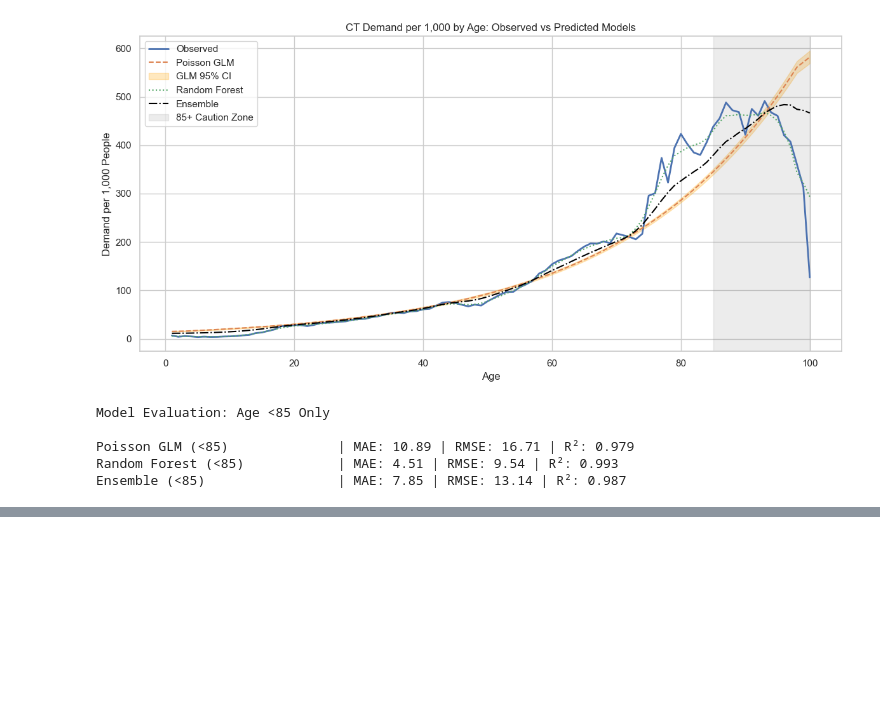
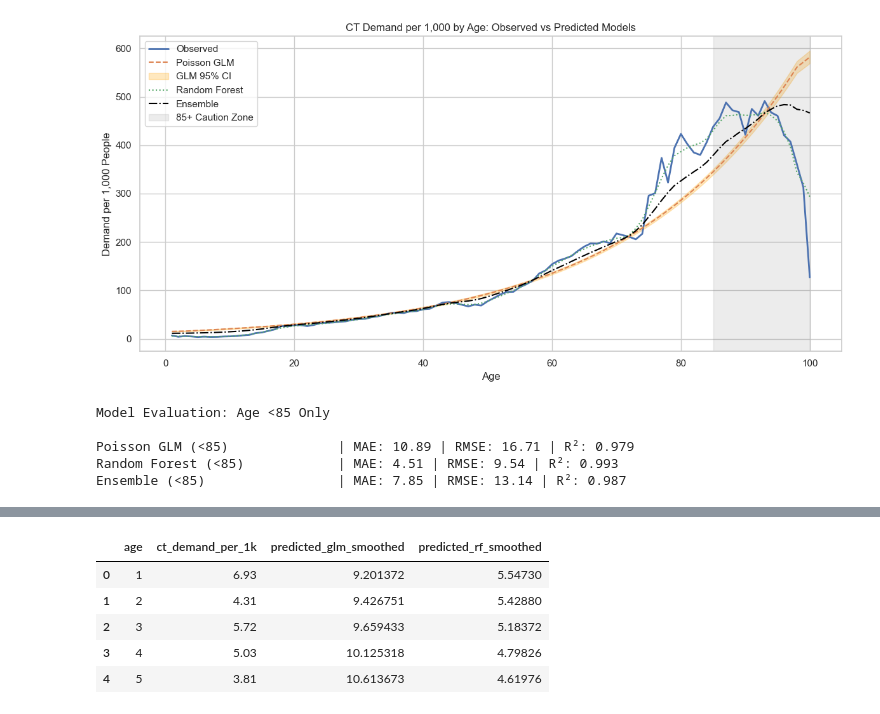
Before and after one commit to RossTylr/nhs-diagnostics-dids-eda, a Jupyter notebook: notebooks/09a_CT_demand.ipynb, the cells around one changed output, grey strips where cells are left out. Saved outputs shown, nothing was run; the diff lists cells and outputs as text; code cells hidden in the pictures; blank space fills up the shorter version.

```diff
--- a/notebooks/09a_CT_demand.ipynb
+++ b/notebooks/09a_CT_demand.ipynb
@@ -616,0 +706,14 @@ age:C(cancer_flag)[T.True]
+# %%
+# Use merged_full from earlier (contains age and ct_demand_per_1k)
+model_input_df = merged_full.copy()
+model_sub_df, glm_sub, rf_sub = fit_ct_glm_under85(model_input_df)
+
+# Preview results
+model_sub_df[["age", "ct_demand_per_1k", "predicted_glm_smoothed", "predicted_rf_smoothed"]].head()
+# %% [output]
+|  | age | ct_demand_per_1k | predicted_glm_smoothed | predicted_rf_smoothed |
+| 0 | 1 | 6.93 | 9.201372 | 5.54730 |
+| 1 | 2 | 4.31 | 9.426751 | 5.42880 |
+| 2 | 3 | 5.72 | 9.659433 | 5.18372 |
+| 3 | 4 | 5.03 | 10.125318 | 4.79826 |
+| 4 | 5 | 3.81 | 10.613673 | 4.61976 |
```
Also changed, not shown: parts of 6 cells of this notebook, 6 other files.
